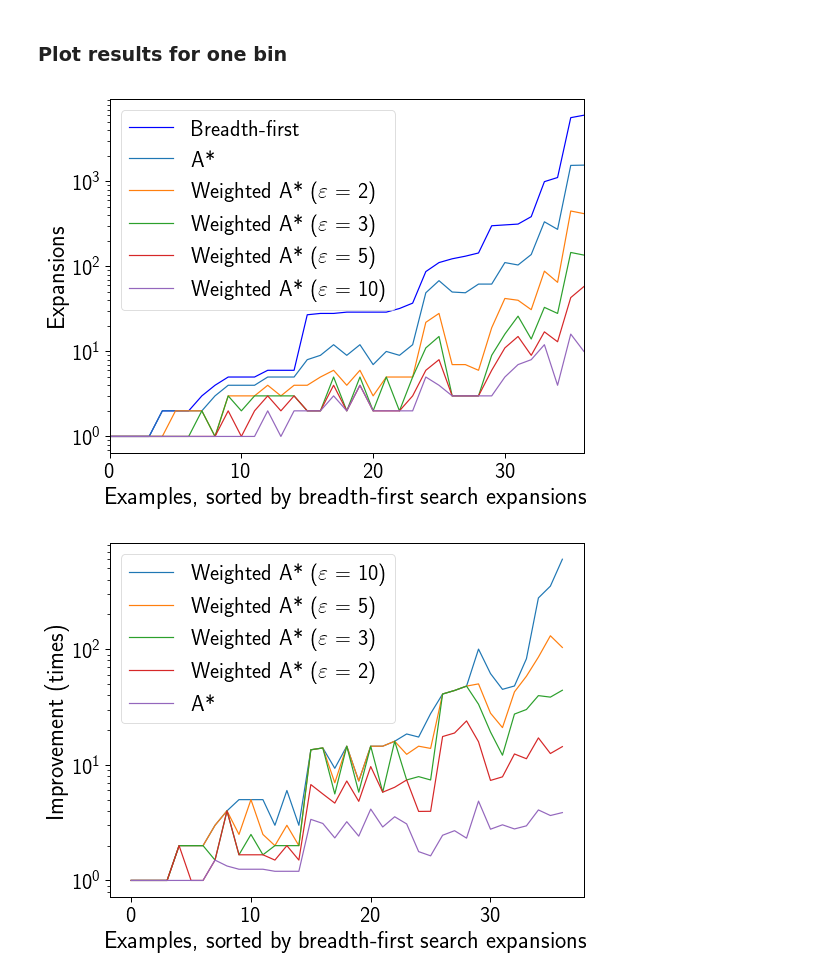
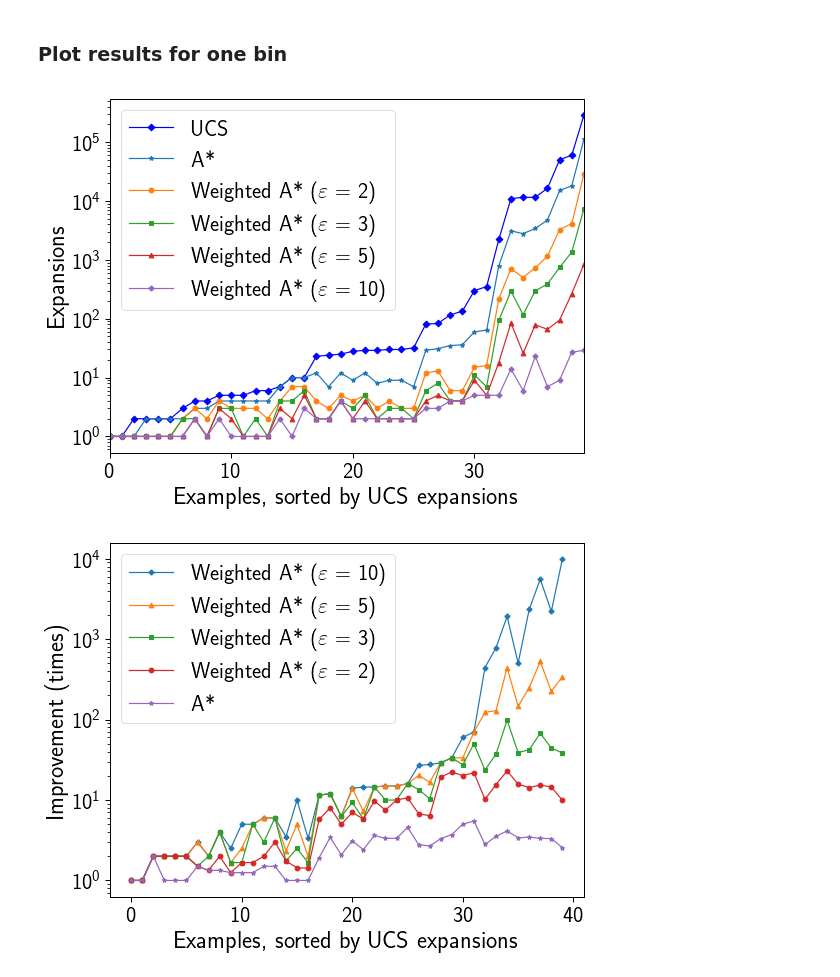
Before and after one commit to spring-epfl/trickster, a Jupyter notebook: notebooks/bots_experiment.ipynb, the cells around one changed output. Cells and saved outputs as stored; diff of their text form; code cells hidden in the pictures.

```diff
--- a/notebooks/bots_experiment.ipynb
+++ b/notebooks/bots_experiment.ipynb
@@ -1 +1,11 @@
+# %%
+BAND = '1k'
+FOCUS_BINS = 20
+REPORT_PATH_TEMPLATE = '../out/bots_%s.pickle'
+WEIGHTED_EPSILONS = [2, 3, 5, 10]
+BEST_FIRST_EPSILON = None
+FIGWIDTH = 8.5
+FIGHEIGHT = 6.5
+SAVE_PLOTS = False
+MARKERS = ['D', '*', 'o', 's', '^', 'P']
 # %%
@@ -100,5 +110,5 @@ def get_feature_value_pairs(xs):
 ### Load data
 # %%
 # Load results from running adversarial search on bot dataset.
-results = load_results('../out/bots_1k.pickle')
+results = load_results(REPORT_PATH_TEMPLATE % BAND)
 # %% [markdown]
@@ -282,74 +318,64 @@ fig.savefig('../out/bots_different_bins_perf.pdf')
 # Group the results by the required key.
 results_by_key = group_by_key(results, 'epsilon')
 
-# Pick the number of bins to examine (this can be computed in different ways).
-bins = 100
-
 improvements = {}
 ast_sorts = {}
 for epsilon, items in results_by_key.items():
-
     for item in items:
-
-        if item['bins'] != bins:
+        if item['bins'] != FOCUS_BINS:
             continue
 
-        ast_results, bfs_results = item['search_results'], item['baseline_results']
-        improvement = get_improvement(ast_results, bfs_results)
-
+        ast_results = item['search_results']
+        ucs_results = ucs_results_by_bins.get(FOCUS_BINS)[0]['search_results']
+        improvement = get_runtime_improvement(ast_results, ucs_results)
         improvements[epsilon] = improvement[0]
         ast_sorts[epsilon] = improvement[1]
 
-bfs_sort = improvement[2] # changing epslion does not change bfs results
+ucs_sort = improvement[2]
 # %%
 fig, ax = plt.subplots()
 
-ax.plot(bfs_sort, color='blue', label='Breadth-first')
-ax.plot(ast_sorts[1], label='A*')
+ax.plot(ucs_sort, color='blue', label='UCS', marker=MARKERS[0])
+ax.plot(ast_sorts[1], label='A*', marker=MARKERS[1])
 
-for eps in WEIGHTED_EPSILONS:
+for i, eps in enumerate(WEIGHTED_EPSILONS):
     ast_sort = ast_sorts[eps]
-    ax.plot(ast_sort, label='Weighted A* ($\\varepsilon$ = {})'.format(eps))
+    ax.plot(ast_sort, label='Weighted A* ($\\varepsilon$ = {})'.format(eps), marker=MARKERS[i + 2])
 
-# ax.plot(ast_sorts[10e+5], label='Best-first')
-
-ax.set_xlabel('Examples, sorted by breadth-first search expansions')
+ax.set_xlabel('Examples, sorted by UCS expansions')
 ax.set_ylabel('Expansions')
-ax.set_xlim(0, len(bfs_sort) - 1)
+ax.set_xlim(0, len(ucs_sort) - 1)
 ax.set_yscale('log')
 ax.legend(loc='best')
 
 fig.set_figwidth(FIGWIDTH)
 fig.set_figheight(FIGHEIGHT)
 
 plt.show()
 
-fig.savefig('../out/bots_performance_bin_%d.pdf' % bins)
+if SAVE_PLOTS:
+    fig.savefig('../out/bots_performance_bin_%d_band_%s.pdf' % (FOCUS_BINS, BINS))
 # %% [output]
-[figure, old version]
+[figure, new version]
 # %%
 fig, ax = plt.subplots()
 
-if BEST_FIRST_EPSILON is not None:
-    ax.plot(improvements[BEST_FIRST_EPSILON], label='Best-first')
+for i, eps in reversed(list(enumerate(WEIGHTED_EPSILONS))):
+    improv = improvements[eps]
+    ax.plot(improv, label='Weighted A* ($\\varepsilon$ = {})'.format(eps),
+            marker=MARKERS[i + 2])
 
-for eps in reversed(WEIGHTED_EPSILONS):
-    improv = improvements[eps]
-    ax.plot(improv, label='Weighted A* ($\\varepsilon$ = {})'.format(eps))
+ax.plot(improvements[1], label='A*', marker=MARKERS[1])
 
-ax.plot(improvements[1], label='A*')
-# ax.plot(improvements[0], label='Breadth-first (baseline)')
-
-ax.set_xlabel('Examples, sorted by breadth-first search expansions')
+ax.set_xlabel('Examples, sorted by UCS expansions')
 ax.set_ylabel('Improvement (times)')
-ax.set_yticks([1, 2.5, 5, 7.5, 10, 12.5, 15, 17.5])
-# ax.set_xlim(0, len(improvements[0]) - 1)
 ax.set_yscale('log')
 ax.legend(loc='best')
 
 fig.set_figwidth(FIGWIDTH)
 fig.set_figheight(FIGHEIGHT)
 
-fig.savefig('../out/bots_improvement_bin_%d.pdf' % bins)
+if SAVE_PLOTS:
+    fig.savefig('../out/bots_improvement_bin_%d_band_%s.pdf' % (FOCUS_BINS, BAND))
 # %% [output]
-[figure, old version]
+[figure, new version]
```
Also changed, not shown: parts of 18 cells of this notebook, 1 other file.
